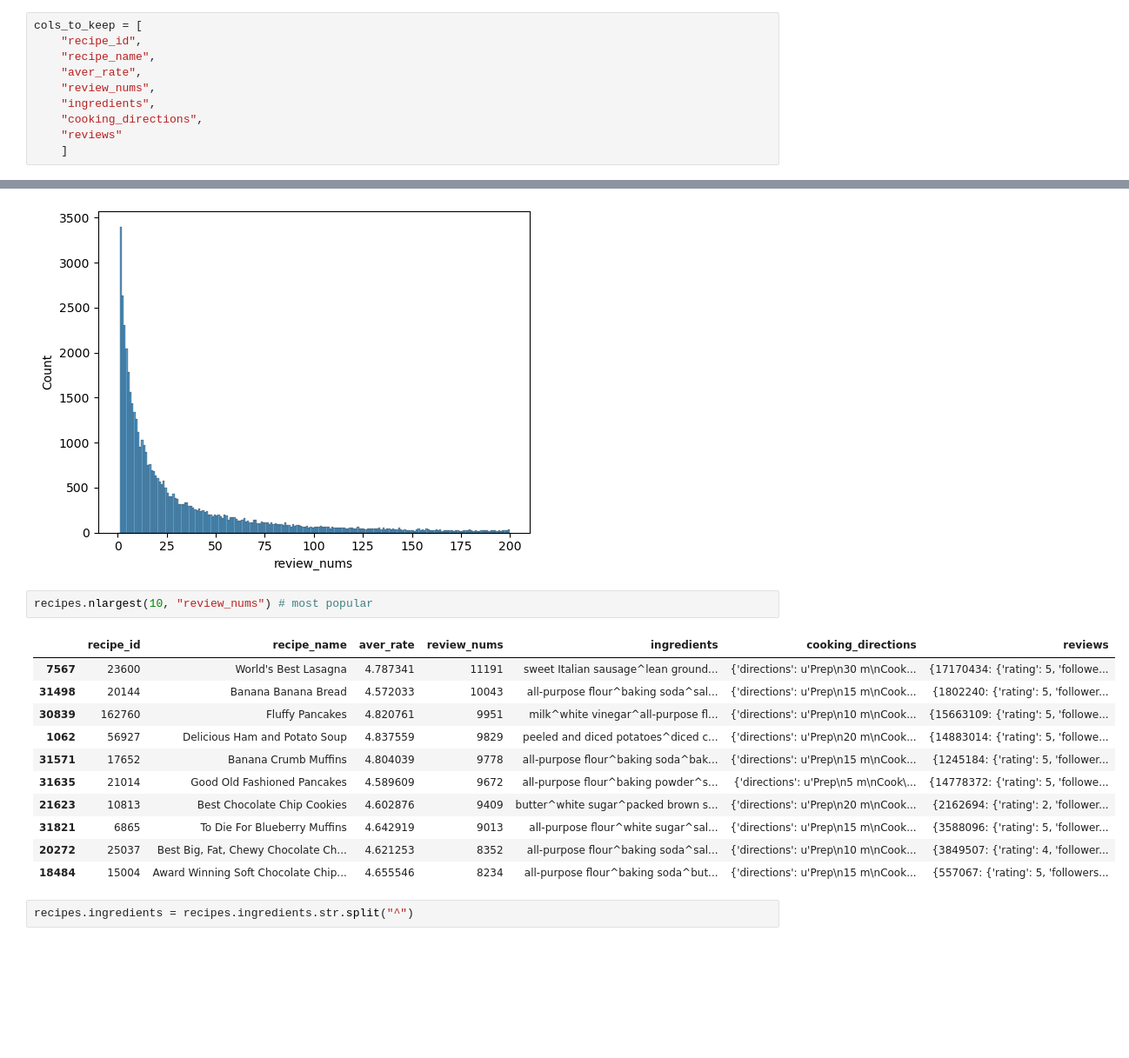
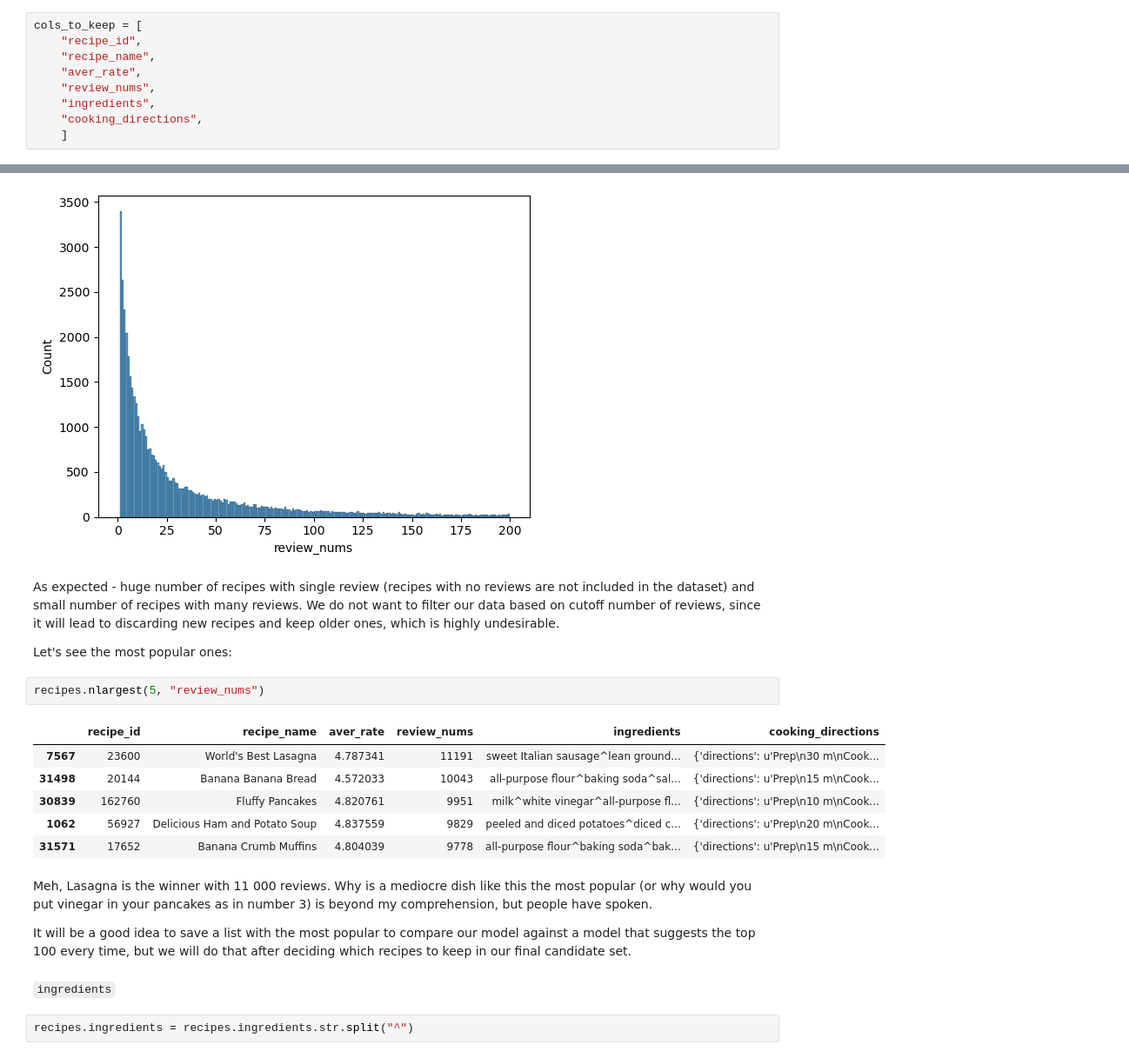
Before and after one commit to dtuleva/Recipe_Recommendation_System, a Jupyter notebook: RRS_EDA.ipynb, the cells around one changed output, grey strips where cells are left out. Shown at 87% size. Cells and saved outputs as stored; diff of their text form; blank space fills up the shorter version.

```diff
--- a/RRS_EDA.ipynb
+++ b/RRS_EDA.ipynb
@@ -48,5 +69,4 @@ cols_to_keep = [
     "review_nums",
     "ingredients",
     "cooking_directions",
-    "reviews"
     ]
@@ -163,20 +191,25 @@ sns.histplot(recipes.review_nums, binwidth = 1, binrange = [0, 200])
 plt.show()
 # %% [output]
 [figure]
+# %% [markdown]
+As expected - huge number of recipes with single review (recipes with no reviews are not included in the dataset) and small number of recipes with many reviews. We do not want to filter our data based on cutoff number of reviews, since it will lead to discarding new recipes and keep older ones, which is highly undesirable.
+
+Let's see the most popular ones:
 # %%
-recipes.nlargest(10, "review_nums") # most popular
+recipes.nlargest(5, "review_nums")
 # %% [output]
-|  | recipe_id | recipe_name | aver_rate | review_nums | ingredients | cooking_directions | reviews |
-| 7567 | 23600 | World's Best Lasagna | 4.787341 | 11191 | sweet Italian sausage^lean ground... | {'directions': u'Prep\n30 m\nCook... | {17170434: {'rating': 5, 'followe... |
-| 31498 | 20144 | Banana Banana Bread | 4.572033 | 10043 | all-purpose flour^baking soda^sal... | {'directions': u'Prep\n15 m\nCook... | {1802240: {'rating': 5, 'follower... |
-| 30839 | 162760 | Fluffy Pancakes | 4.820761 | 9951 | milk^white vinegar^all-purpose fl... | {'directions': u'Prep\n10 m\nCook... | {15663109: {'rating': 5, 'followe... |
-| 1062 | 56927 | Delicious Ham and Potato Soup | 4.837559 | 9829 | peeled and diced potatoes^diced c... | {'directions': u'Prep\n20 m\nCook... | {14883014: {'rating': 5, 'followe... |
-| 31571 | 17652 | Banana Crumb Muffins | 4.804039 | 9778 | all-purpose flour^baking soda^bak... | {'directions': u'Prep\n15 m\nCook... | {1245184: {'rating': 5, 'follower... |
-| 31635 | 21014 | Good Old Fashioned Pancakes | 4.589609 | 9672 | all-purpose flour^baking powder^s... | {'directions': u'Prep\n5 m\nCook\... | {14778372: {'rating': 5, 'followe... |
-| 21623 | 10813 | Best Chocolate Chip Cookies | 4.602876 | 9409 | butter^white sugar^packed brown s... | {'directions': u'Prep\n20 m\nCook... | {2162694: {'rating': 2, 'follower... |
-| 31821 | 6865 | To Die For Blueberry Muffins | 4.642919 | 9013 | all-purpose flour^white sugar^sal... | {'directions': u'Prep\n15 m\nCook... | {3588096: {'rating': 5, 'follower... |
-| 20272 | 25037 | Best Big, Fat, Chewy Chocolate Ch... | 4.621253 | 8352 | all-purpose flour^baking soda^sal... | {'directions': u'Prep\n10 m\nCook... | {3849507: {'rating': 4, 'follower... |
-| 18484 | 15004 | Award Winning Soft Chocolate Chip... | 4.655546 | 8234 | all-purpose flour^baking soda^but... | {'directions': u'Prep\n15 m\nCook... | {557067: {'rating': 5, 'followers... |
+|  | recipe_id | recipe_name | aver_rate | review_nums | ingredients | cooking_directions |
+| 7567 | 23600 | World's Best Lasagna | 4.787341 | 11191 | sweet Italian sausage^lean ground... | {'directions': u'Prep\n30 m\nCook... |
+| 31498 | 20144 | Banana Banana Bread | 4.572033 | 10043 | all-purpose flour^baking soda^sal... | {'directions': u'Prep\n15 m\nCook... |
+| 30839 | 162760 | Fluffy Pancakes | 4.820761 | 9951 | milk^white vinegar^all-purpose fl... | {'directions': u'Prep\n10 m\nCook... |
+| 1062 | 56927 | Delicious Ham and Potato Soup | 4.837559 | 9829 | peeled and diced potatoes^diced c... | {'directions': u'Prep\n20 m\nCook... |
+| 31571 | 17652 | Banana Crumb Muffins | 4.804039 | 9778 | all-purpose flour^baking soda^bak... | {'directions': u'Prep\n15 m\nCook... |
+# %% [markdown]
+Meh, Lasagna is the winner with 11 000 reviews. Why is a mediocre dish like this the most popular (or why would you put vinegar in your pancakes as in number 3) is beyond my comprehension, but people have spoken.
+
+It will be a good idea to save a list with the most popular to compare our model against a model that suggests the top 100 every time, but we will do that after deciding which recipes to keep in our final candidate set.
+# %% [markdown]
+`ingredients`
 # %%
 recipes.ingredients = recipes.ingredients.str.split("^")
 # %%
```
Also changed, not shown: parts of 37 cells of this notebook, 1 other file.
